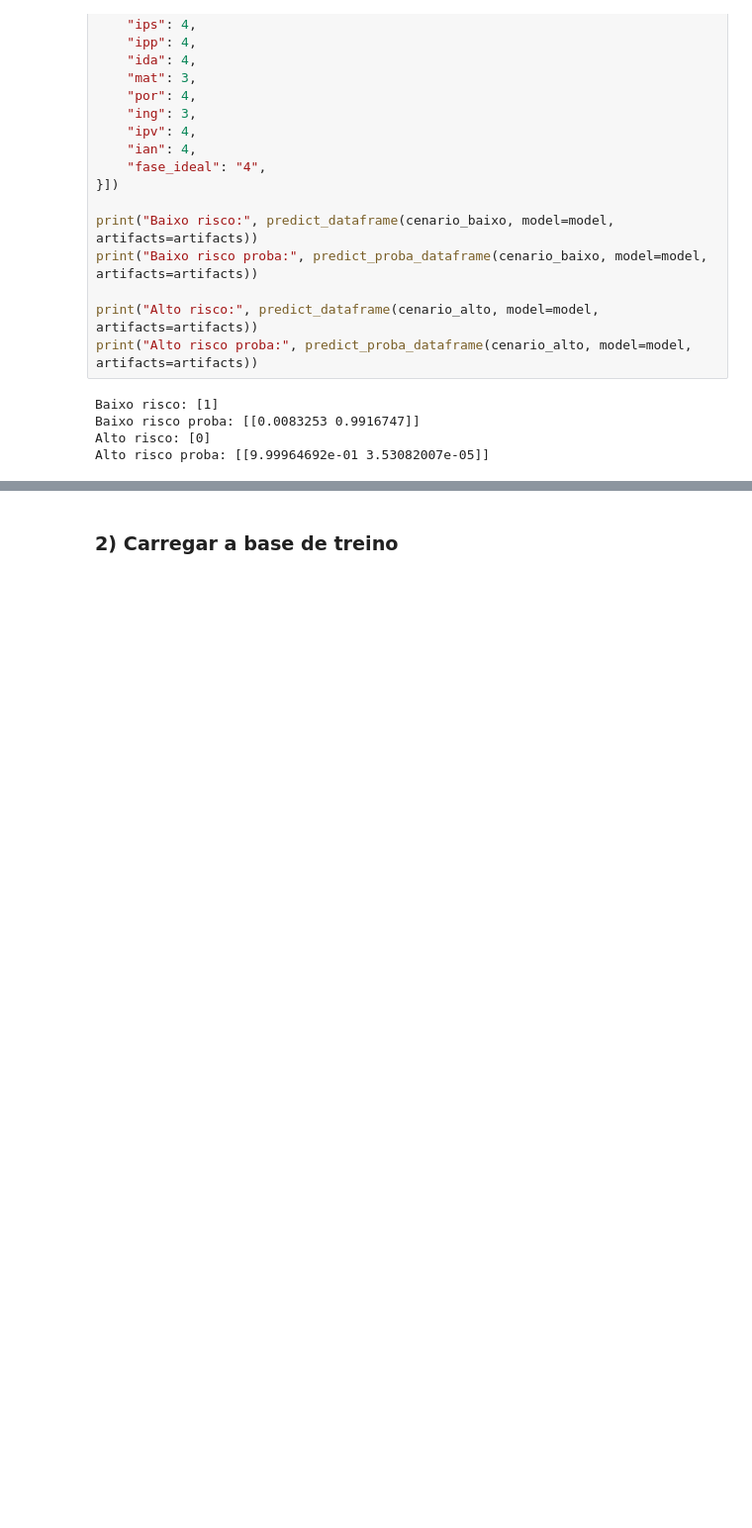
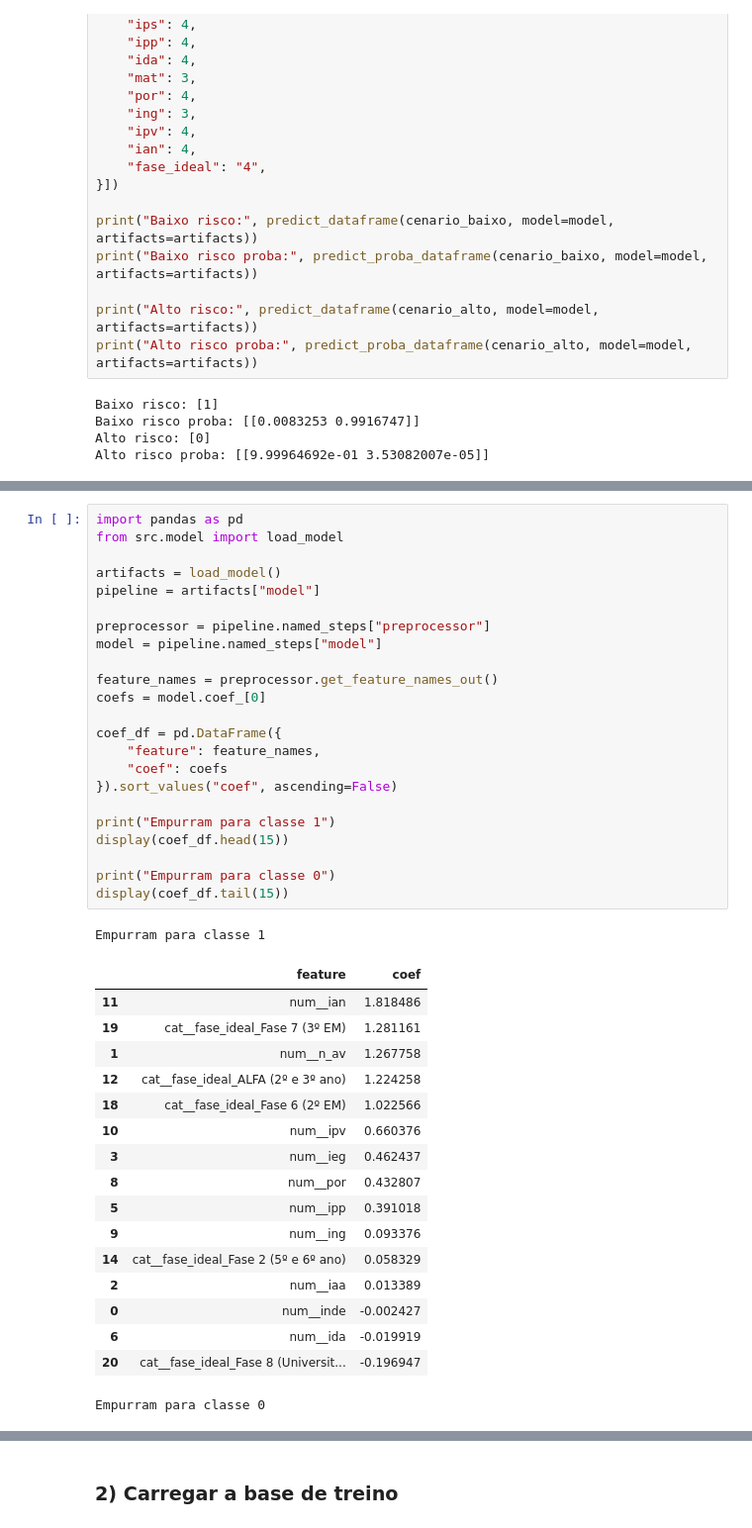
Before and after one commit to sergio-raulino/fiap-datathon-passos-magicos, a Jupyter notebook: notebooks/04_modelagem_risco_defasagem_adaptado.ipynb, the cells around one changed output, grey strips where cells are left out. Shown at 99% size. Drawn from its saved outputs; the diff is of its cells as text; blank space fills up the shorter version.

```diff
--- a/notebooks/04_modelagem_risco_defasagem_adaptado.ipynb
+++ b/notebooks/04_modelagem_risco_defasagem_adaptado.ipynb
@@ -202,0 +240,42 @@ risco_defasagem_futuro
+# %%
+import pandas as pd
+from src.model import load_model
+
+artifacts = load_model()
+pipeline = artifacts["model"]
+
+preprocessor = pipeline.named_steps["preprocessor"]
+model = pipeline.named_steps["model"]
+
+feature_names = preprocessor.get_feature_names_out()
+coefs = model.coef_[0]
+
+coef_df = pd.DataFrame({
+    "feature": feature_names,
+    "coef": coefs
+}).sort_values("coef", ascending=False)
+
+print("Empurram para classe 1")
+display(coef_df.head(15))
+
+print("Empurram para classe 0")
+display(coef_df.tail(15))
+# %% [output]
+Empurram para classe 1
+|  | feature | coef |
+| 11 | num__ian | 1.818486 |
+| 19 | cat__fase_ideal_Fase 7 (3º EM) | 1.281161 |
+| 1 | num__n_av | 1.267758 |
+| 12 | cat__fase_ideal_ALFA (2º e 3º ano) | 1.224258 |
+| 18 | cat__fase_ideal_Fase 6 (2º EM) | 1.022566 |
+| 10 | num__ipv | 0.660376 |
+| 3 | num__ieg | 0.462437 |
+| 8 | num__por | 0.432807 |
+| 5 | num__ipp | 0.391018 |
+| 9 | num__ing | 0.093376 |
+| 14 | cat__fase_ideal_Fase 2 (5º e 6º ano) | 0.058329 |
+| 2 | num__iaa | 0.013389 |
+| 0 | num__inde | -0.002427 |
+| 6 | num__ida | -0.019919 |
+| 20 | cat__fase_ideal_Fase 8 (Universit... | -0.196947 |
+Empurram para classe 0
```
Also changed, not shown: parts of 11 cells of this notebook, 6 other files.
